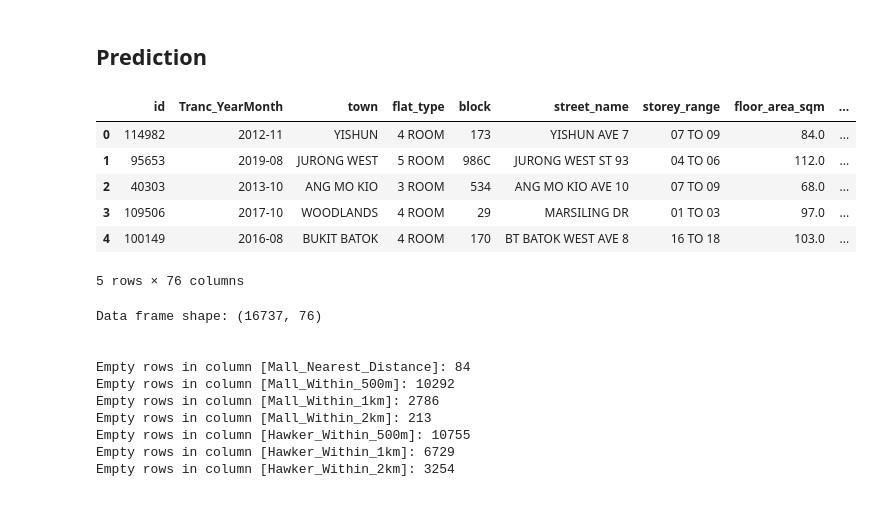
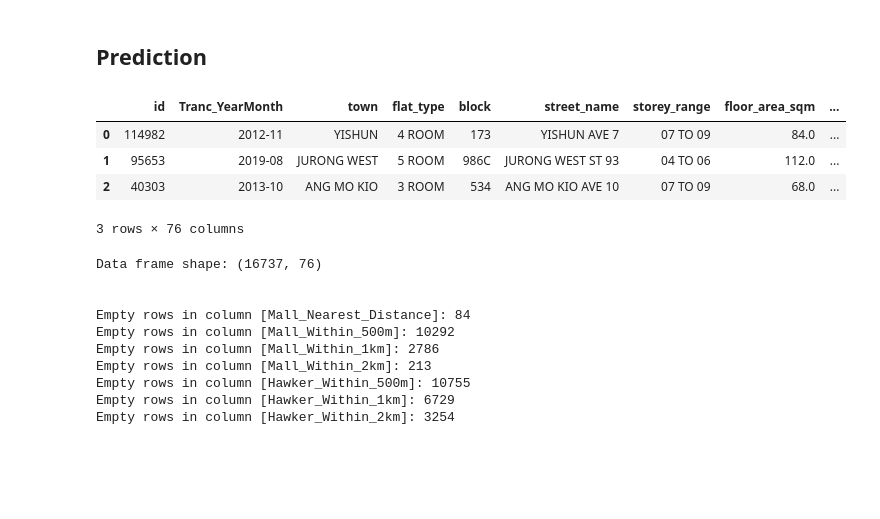
Before and after one commit to chengtng/project_2, a Jupyter notebook: code/hdb_prices-Copy1.ipynb, the cells around one changed output. Cells and saved outputs as stored; diff of their text form; code cells hidden in the pictures; blank space fills up the shorter version.

```diff
--- a/code/hdb_prices-Copy1.ipynb
+++ b/code/hdb_prices-Copy1.ipynb
@@ -520,15 +516,13 @@ coefs = get_coeffs_from_gs(gs_mid)
 ## Prediction
 # %%
 test_df = pd.read_csv("../data/test.csv")
-test_df.head(5)
+test_df.head(3)
 # %% [output]
 |  | id | Tranc_YearMonth | town | flat_type | block | street_name | storey_range | floor_area_sqm | ... |
 | 0 | 114982 | 2012-11 | YISHUN | 4 ROOM | 173 | YISHUN AVE 7 | 07 TO 09 | 84.0 | ... |
 | 1 | 95653 | 2019-08 | JURONG WEST | 5 ROOM | 986C | JURONG WEST ST 93 | 04 TO 06 | 112.0 | ... |
 | 2 | 40303 | 2013-10 | ANG MO KIO | 3 ROOM | 534 | ANG MO KIO AVE 10 | 07 TO 09 | 68.0 | ... |
-| 3 | 109506 | 2017-10 | WOODLANDS | 4 ROOM | 29 | MARSILING DR | 01 TO 03 | 97.0 | ... |
-| 4 | 100149 | 2016-08 | BUKIT BATOK | 4 ROOM | 170 | BT BATOK WEST AVE 8 | 16 TO 18 | 103.0 | ... |
-5 rows × 76 columns
+3 rows × 76 columns
 # %%
 check_dataframe_shape_null_zeroes(test_df)
 # %% [output]
```
Also changed, not shown: parts of 31 cells of this notebook, 4 other files.
